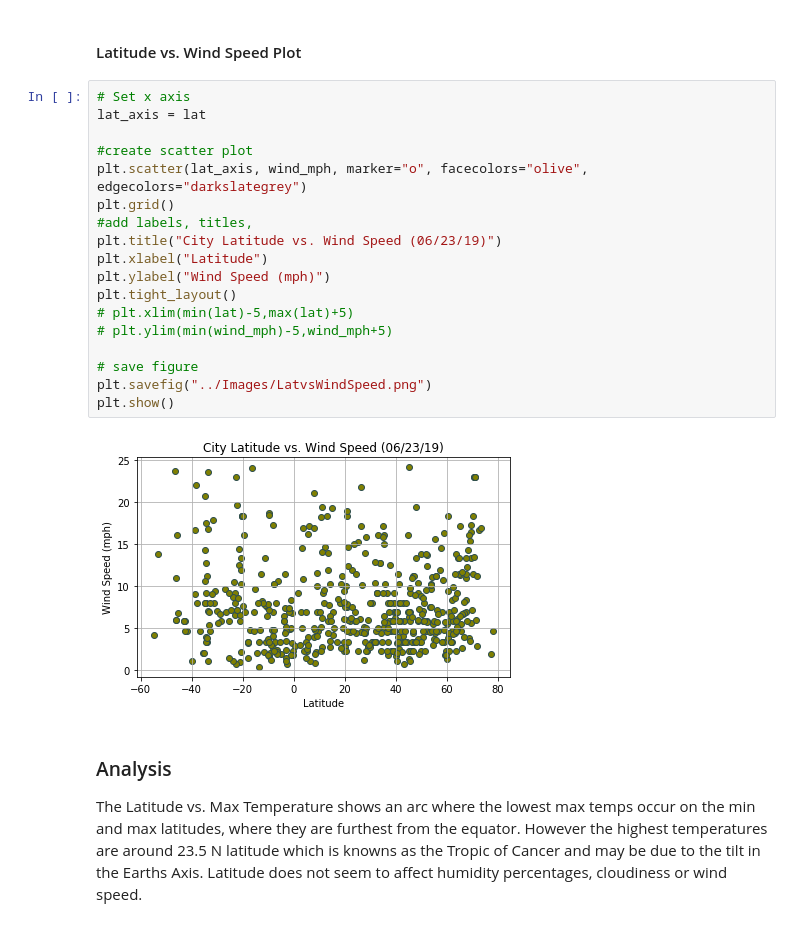
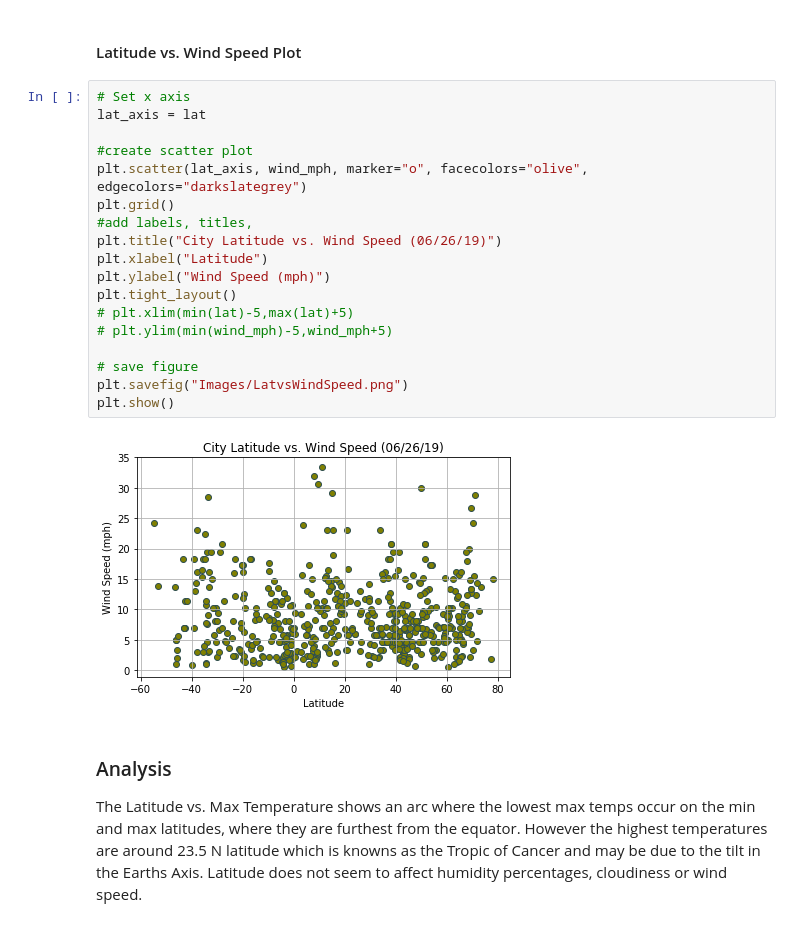
Before and after one commit to ladydatadigger/06-Python-APIs, a Jupyter notebook: WeatherPy_mlee.ipynb, the cells around one changed output. Drawn from its saved outputs; the diff is of its cells as text.

Commit message:
edited jupyter notebook, output, images

```diff
--- a/WeatherPy_mlee.ipynb
+++ b/WeatherPy_mlee.ipynb
@@ -245,23 +245,23 @@ plt.show()
 # %%
 # Set x axis
 lat_axis = lat
 
 #create scatter plot
 plt.scatter(lat_axis, wind_mph, marker="o", facecolors="olive", edgecolors="darkslategrey")
 plt.grid()
 #add labels, titles,
-plt.title("City Latitude vs. Wind Speed (06/23/19)")
+plt.title("City Latitude vs. Wind Speed (06/26/19)")
 plt.xlabel("Latitude")
 plt.ylabel("Wind Speed (mph)")
 plt.tight_layout()
 # plt.xlim(min(lat)-5,max(lat)+5)
 # plt.ylim(min(wind_mph)-5,wind_mph+5)
 
 # save figure
-plt.savefig("../Images/LatvsWindSpeed.png")
+plt.savefig("Images/LatvsWindSpeed.png")
 plt.show()
 # %% [output]
-[figure, old version]
+[figure, new version]
 # %% [markdown]
 ### Analysis
 The Latitude vs. Max Temperature shows an arc where the lowest max temps occur on the min and max latitudes, where they are furthest from the equator. However the highest temperatures are around 23.5 N latitude which is knowns as the Tropic of Cancer and may be due to the tilt in the Earths Axis. Latitude does not seem to affect humidity percentages, cloudiness or wind speed.
```
Also changed, not shown: parts of 8 cells of this notebook, 5 other files.
